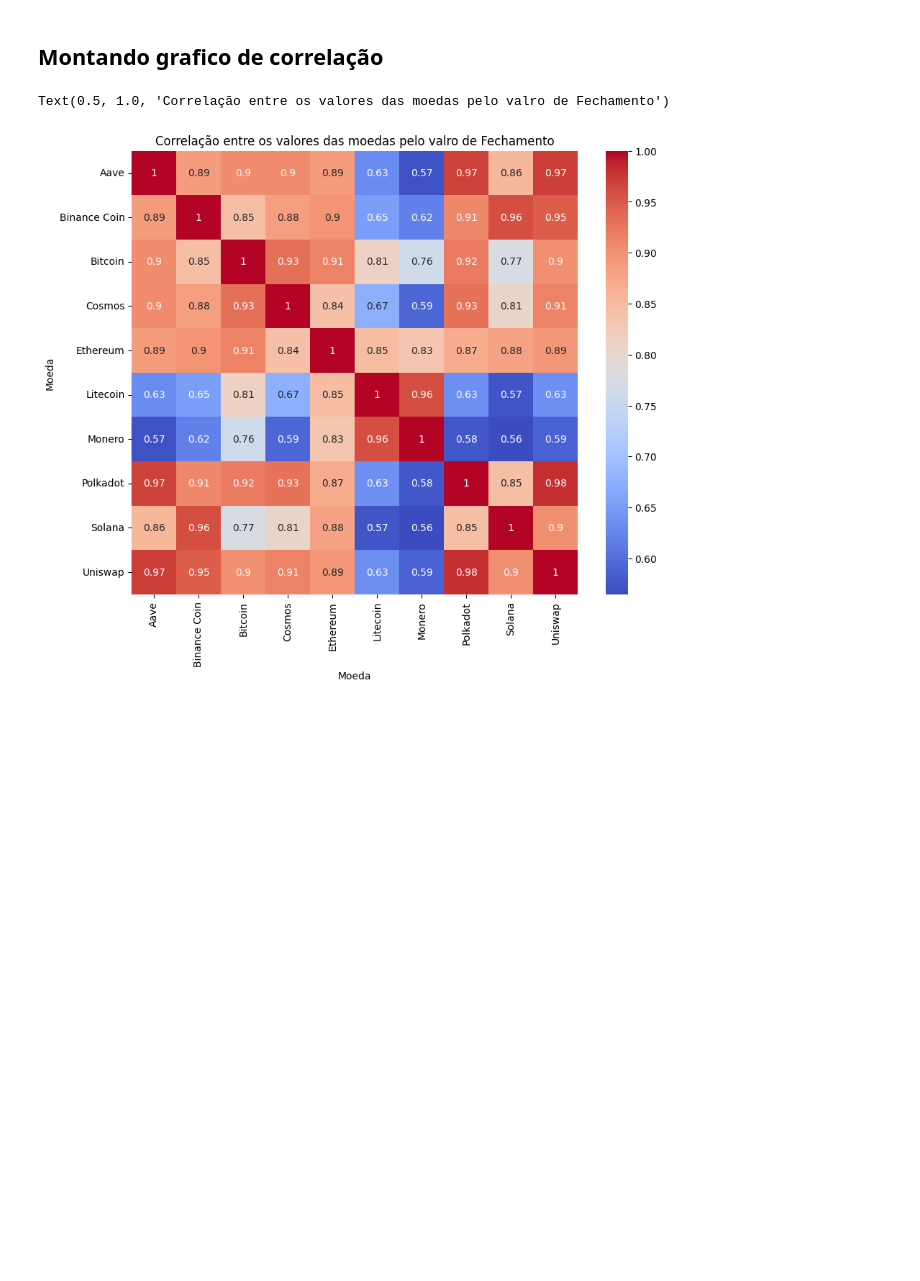
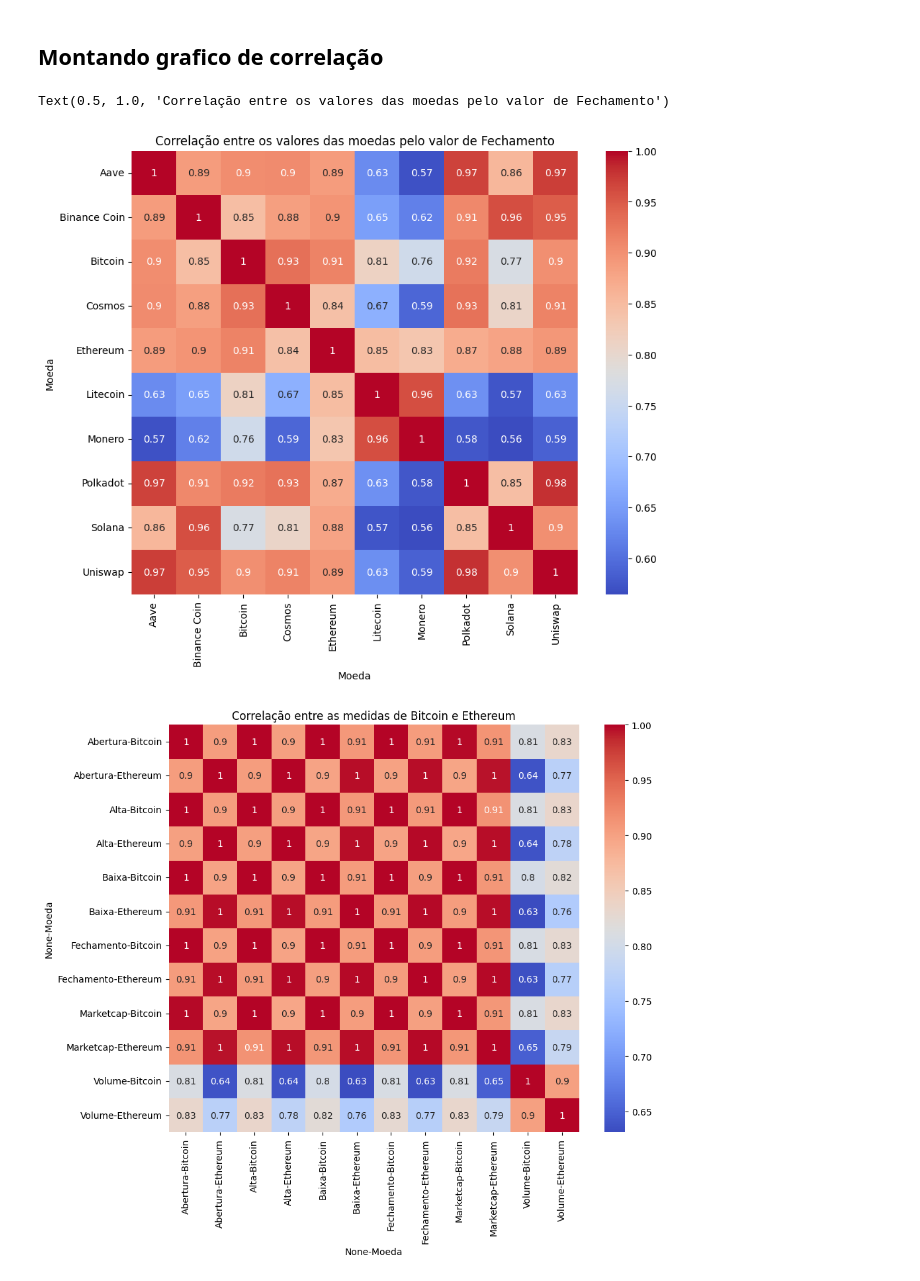
Before and after one commit to NewKanvas/M5-Projeto-5, a Jupyter notebook: Code/crypto_anlys.ipynb, the cells around one changed output. Saved outputs shown, nothing was run; the diff lists cells and outputs as text; code cells hidden in the pictures; blank space fills up the shorter version.

Commit message:
testando correlação

```diff
--- a/Code/crypto_anlys.ipynb
+++ b/Code/crypto_anlys.ipynb
@@ -337,7 +337,23 @@ import seaborn as sns # pip install seaborn
 
 plt.figure(figsize=(10, 8))
 sns.heatmap(criptoanlys.T.corr(), annot=True, cmap="coolwarm")
-plt.title('Correlação entre os valores das moedas pelo valro de Fechamento')
+plt.title('Correlação entre os valores das moedas pelo valor de Fechamento')
 # %% [output]
-Text(0.5, 1.0, 'Correlação entre os valores das moedas pelo valro de Fechamento')
+Text(0.5, 1.0, 'Correlação entre os valores das moedas pelo valor de Fechamento')
 [figure]
+# %%
+# Selecionar as moedas desejadas
+moeda1 = 'Bitcoin'
+moeda2 = 'Ethereum'
+
+# Calcular a matriz de correlação
+criptoanlys2 = criptocopy[(criptocopy['Moeda'] == moeda1) | (criptocopy['Moeda'] == moeda2)].pivot_table(index='Data', columns='Moeda', values=['Abertura', 'Fechamento', 'Alta', 'Baixa', 'Volume', 'Marketcap'], aggfunc='sum')
+correlation_matrix = criptoanlys2.corr()
+
+# Visualizar a matriz de correlação
+plt.figure(figsize=(10, 8))
+sns.heatmap(correlation_matrix, annot=True, cmap="coolwarm")
+plt.title(f'Correlação entre as medidas de {moeda1} e {moeda2}')
+plt.show()
+# %% [output]
+[figure, added]
```
